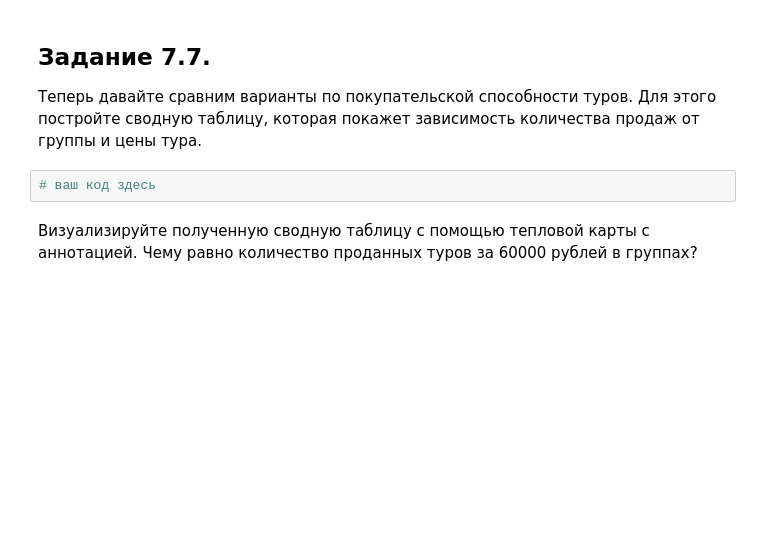
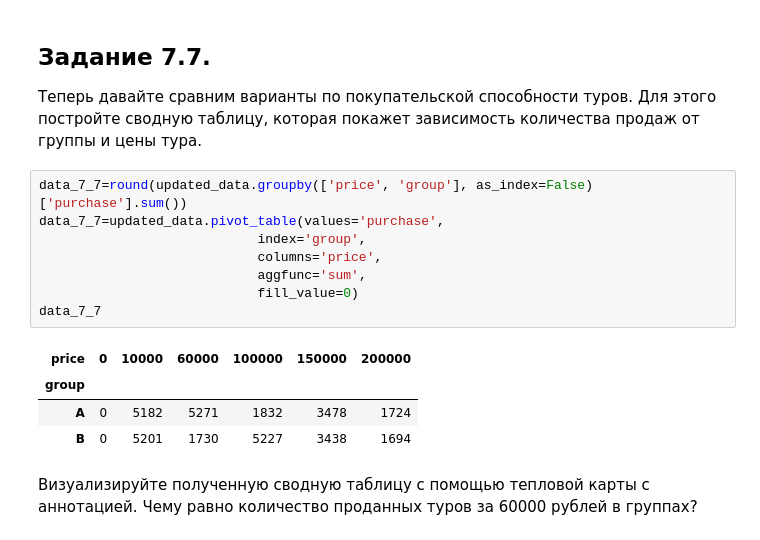
Before and after one commit to Oksana8346/Project3_3, a Jupyter notebook: EDA_5_Template.ipynb, the cells around one changed output. Cells and saved outputs as stored; diff of their text form; blank space fills up the shorter version.

```diff
--- a/EDA_5_Template.ipynb
+++ b/EDA_5_Template.ipynb
@@ -171,7 +216,18 @@ updated_data = data[data['user_id'].apply(lambda x: x not in user_intersection)]
 
 Теперь давайте сравним варианты по покупательской способности туров. Для этого постройте сводную таблицу, которая покажет зависимость количества продаж от группы и цены тура.
 # %%
-# ваш код здесь
+data_7_7=round(updated_data.groupby(['price', 'group'], as_index=False)['purchase'].sum())
+data_7_7=updated_data.pivot_table(values='purchase',
+                            index='group',
+                            columns='price',
+                            aggfunc='sum',
+                            fill_value=0)
+data_7_7
+# %% [output]
+| price | 0 | 10000 | 60000 | 100000 | 150000 | 200000 |
+| group |  |  |  |  |  |  |
+| A | 0 | 5182 | 5271 | 1832 | 3478 | 1724 |
+| B | 0 | 5201 | 1730 | 5227 | 3438 | 1694 |
 # %% [markdown]
 Визуализируйте полученную сводную таблицу с помощью тепловой карты с аннотацией.
 Чему равно количество проданных туров за 60000 рублей в группах?
```
Also changed, not shown: parts of 5 cells of this notebook.
